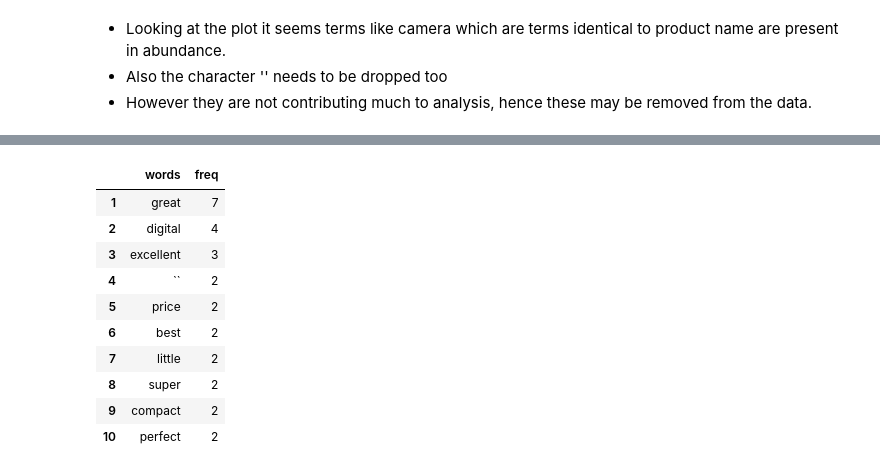
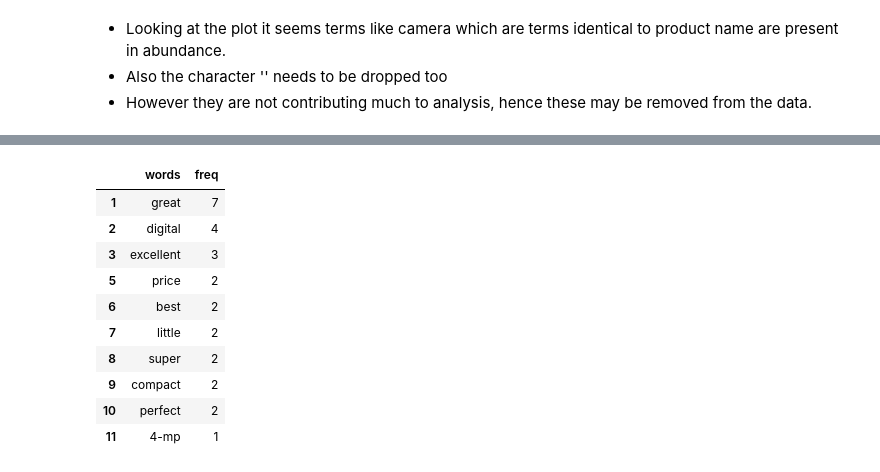
Before and after one commit to nits2612/NLP-Projects, a Jupyter notebook: Exploration-and-visualization-of-product reviews-using-nlt.ipynb, the cells around one changed output, grey strips where cells are left out. Saved outputs shown, nothing was run; the diff lists cells and outputs as text; code cells hidden in the pictures.

```diff
--- a/Exploration-and-visualization-of-product reviews-using-nlt.ipynb
+++ b/Exploration-and-visualization-of-product reviews-using-nlt.ipynb
@@ -262,3 +262,5 @@ plt.show()
 * Looking at the plot it seems terms like camera which are terms identical to product name are present in abundance.
 * Also the character '' needs to be dropped too
 * However they are not contributing much to analysis, hence these may be removed from the data.
+# %%
+top_20_words.drop(index=4, inplace=True)
@@ -265,16 +276,16 @@ plt.show()
 # %%
-word_list = ['camera', '\"']
+word_list = ['camera']
 most_list = top_20_words[~(top_20_words.words.isin(word_list))]
 most_list.head(10)
 # %% [output]
 |  | words | freq |
 | 1 | great | 7 |
 | 2 | digital | 4 |
 | 3 | excellent | 3 |
-| 4 | `` | 2 |
 | 5 | price | 2 |
 | 6 | best | 2 |
 | 7 | little | 2 |
 | 8 | super | 2 |
 | 9 | compact | 2 |
 | 10 | perfect | 2 |
+| 11 | 4-mp | 1 |
```
Also changed, not shown: parts of 5 cells of this notebook.
